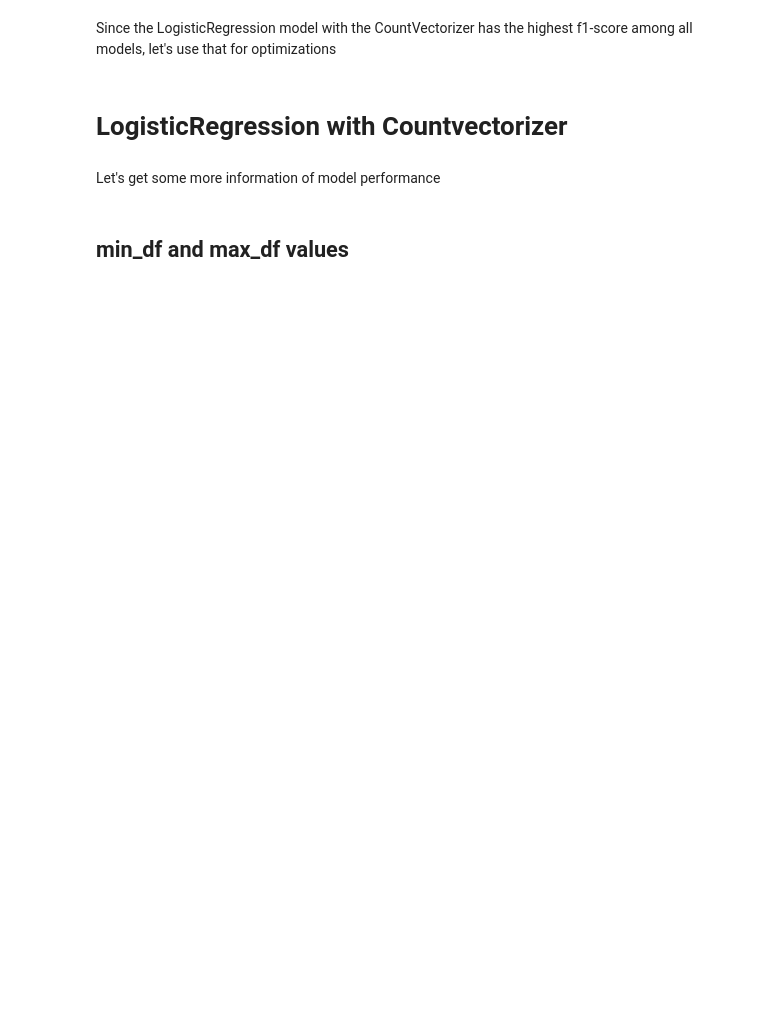
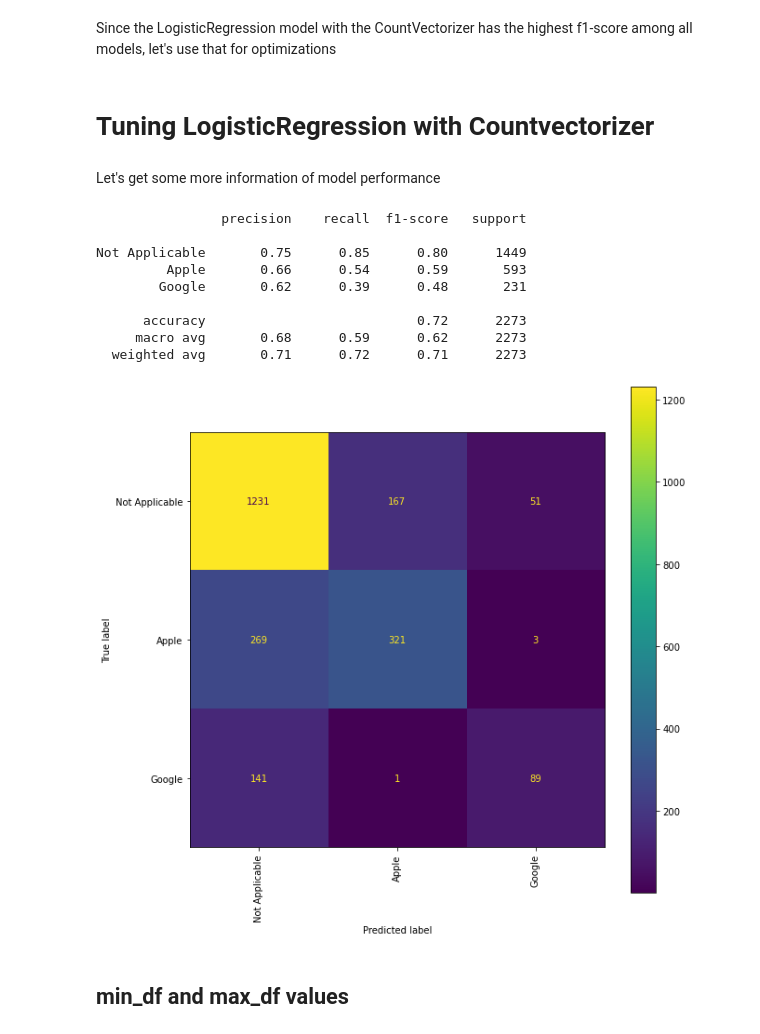
Before and after one commit to rahulakrish/customer_sentiment_analysis, a Jupyter notebook: project.ipynb, the cells around one changed output. Cells and saved outputs as stored; diff of their text form; code cells hidden in the pictures; blank space fills up the shorter version.

```diff
--- a/project.ipynb
+++ b/project.ipynb
@@ -482,7 +504,7 @@ def dummy(doc):
 # instantiate all the models
 
 pipe_lr = Pipeline([('vectrorizer',CountVectorizer(stop_words=stopwords_list,preprocessor=dummy,tokenizer=dummy)),
-                    ('model',LogisticRegression(random_state=123))
+                    ('model',LogisticRegression(random_state=123,solver='liblinear'))
                    ])
 
 pipe_nb = Pipeline([('vectrorizer',CountVectorizer(stop_words=stopwords_list,preprocessor=dummy,tokenizer=dummy)),
@@ -523,7 +545,7 @@ scores_df = pd.DataFrame(data=scores,columns=['model','f1_score_cv'])
 # %%
 # repeating the same processes as above
 pipe_lr = Pipeline([('vectrorizer',TfidfVectorizer(stop_words=stopwords_list,preprocessor=dummy,tokenizer=dummy)),
-                    ('model',LogisticRegression(random_state=123))
+                    ('model',LogisticRegression(random_state=123,solver='liblinear'))
                    ])
 
 pipe_nb = Pipeline([('vectrorizer',TfidfVectorizer(stop_words=stopwords_list,preprocessor=dummy,tokenizer=dummy)),
@@ -570,19 +592,30 @@ ax.set_title('f1-scores');
 # %% [markdown]
 Since the LogisticRegression model with the CountVectorizer has the highest f1-score among all models, let's use that for optimizations
 # %% [markdown]
-# LogisticRegression with Countvectorizer
+# Tuning LogisticRegression with Countvectorizer
 # %% [markdown]
 Let's get some more information of model performance
 # %%
 lr_pipe = Pipeline([('vectrorizer',CountVectorizer(stop_words=stopwords_list,preprocessor=dummy,tokenizer=dummy)),
-                    ('model',LogisticRegression(random_state=123))
+                    ('model',LogisticRegression(random_state=123,solver='liblinear'))
                    ])
 
 lr_pipe.fit(X_train,y_train)
 predictions=lr_pipe.predict(X_test)
 print(classification_report(y_test,predictions,target_names=names))
 fig,ax=plt.subplots(figsize=(10,10))
 plot_confusion_matrix(lr_pipe,X_test,y_test,display_labels=names,ax=ax,xticks_rotation='vertical');
+# %% [output]
+                precision    recall  f1-score   support
+
+Not Applicable       0.75      0.85      0.80      1449
+         Apple       0.66      0.54      0.59       593
+        Google       0.62      0.39      0.48       231
+
+      accuracy                           0.72      2273
+     macro avg       0.68      0.59      0.62      2273
+  weighted avg       0.71      0.72      0.71      2273
+[figure, added]
 # %% [markdown]
 ## min_df and max_df values
 # %%
```
Also changed, not shown: parts of 46 cells of this notebook.
